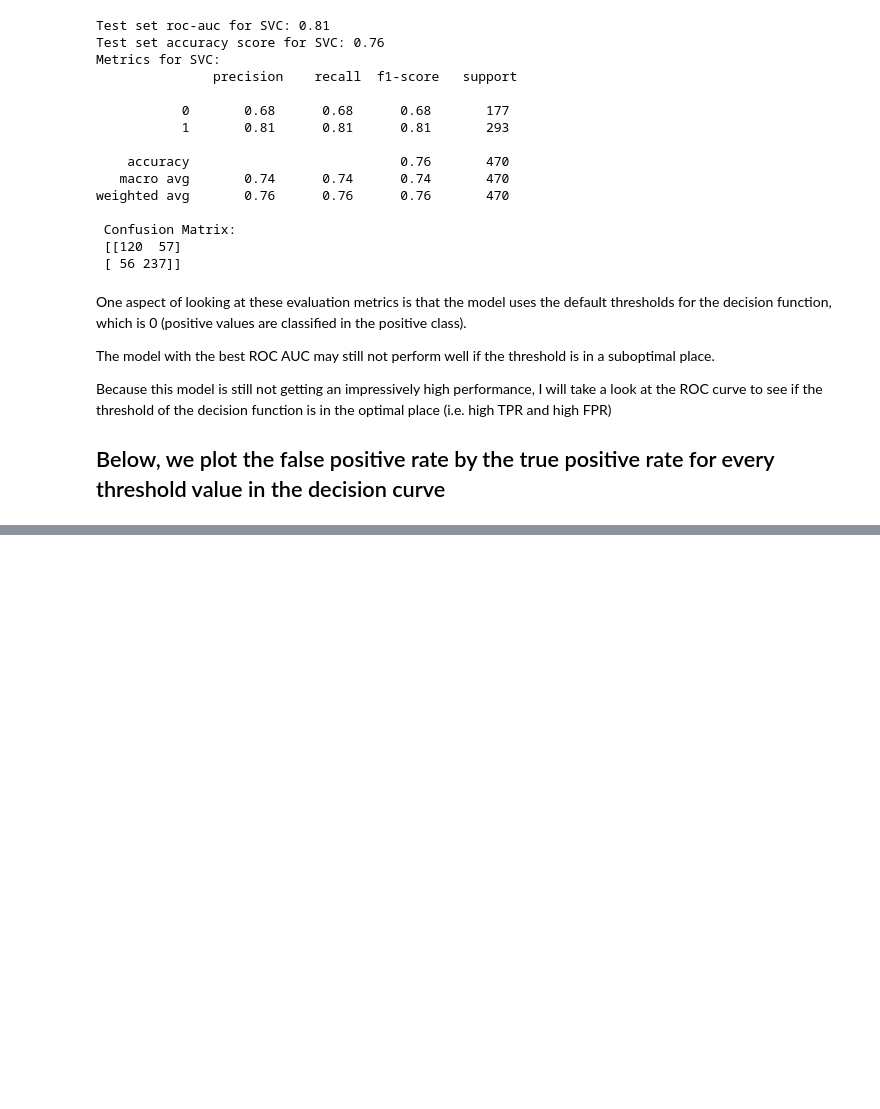
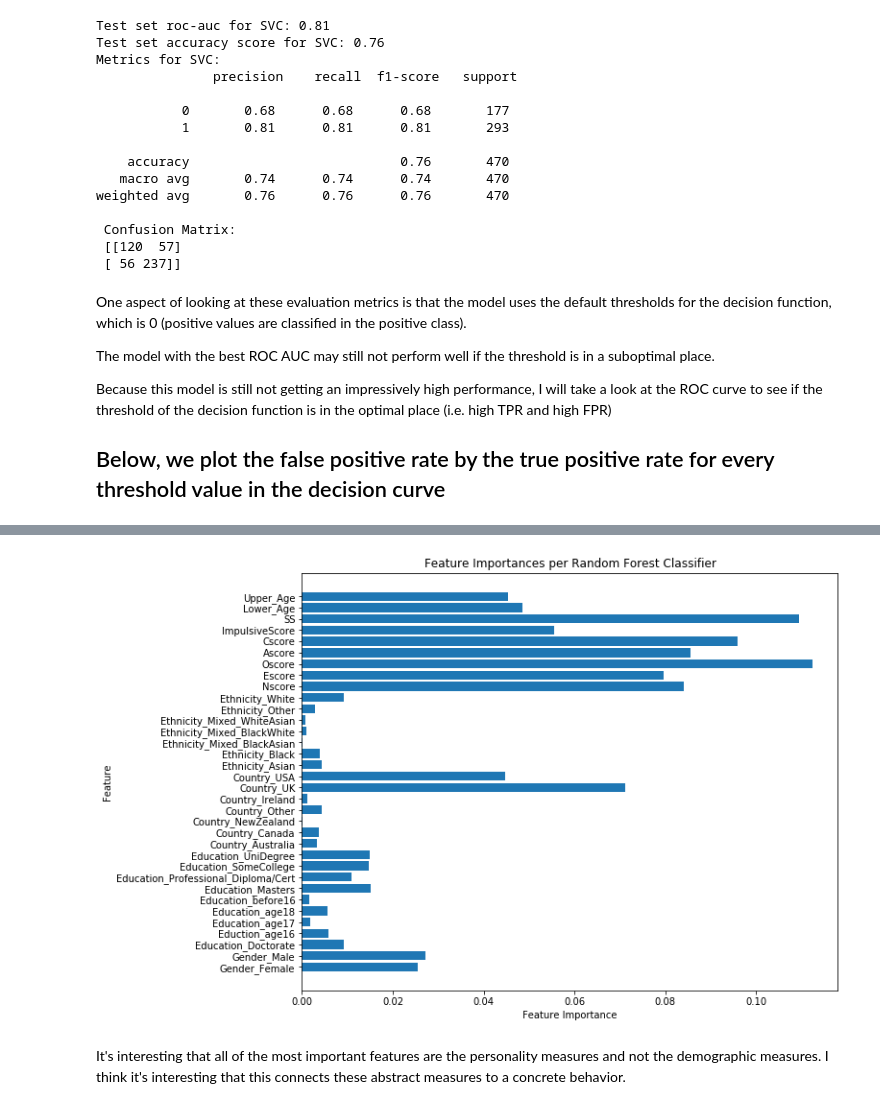
Before and after one commit to micaelamccall/drug-consumption, a Jupyter notebook: drug_consumption/drug_consumption.ipynb, the cells around one changed output, grey strips where cells are left out. Saved outputs shown, nothing was run; the diff lists cells and outputs as text; code cells hidden in the pictures; blank space fills up the shorter version.

```diff
--- a/drug_consumption/drug_consumption.ipynb
+++ b/drug_consumption/drug_consumption.ipynb
@@ -710,0 +715,38 @@ plt.show()
+# %%
+# Isolate the rf model from the pipeline
+rf = rf_pipe.named_steps['rf']
+
+# These are the column names from the numpy array producted from the column transformer
+ct_index = [
+    'Gender_Female', 'Gender_Male', 'Education_Doctorate',
+    'Eduction_age16', 'Education_age17', 'Education_age18',
+    'Education_before16', 'Education_Masters', 'Education_Professional_Diploma/Cert',
+    'Education_SomeCollege', 'Education_UniDegree', 'Country_Australia',
+    'Country_Canada', 'Country_NewZealand', 'Country_Other', 'Country_Ireland',
+    'Country_UK', 'Country_USA', 'Ethnicity_Asian', 'Ethnicity_Black', 'Ethnicity_Mixed_BlackAsian',
+    'Ethnicity_Mixed_BlackWhite', 'Ethnicity_Mixed_WhiteAsian', 'Ethnicity_Other',
+    'Ethnicity_White', 'Nscore', 'Escore', 'Oscore', 'Ascore', 'Cscore', 'ImpulsiveScore', 'SS',
+    'Lower_Age', 'Upper_Age']
+
+# Create a data frame of feature importances for each feature in the transformed dataset
+feature_importances = pd.DataFrame(rf.feature_importances_, index=ct_index, columns=['importance']).sort_values('importance', ascending=False)
+
+# Plot feature importnaces
+def plot_rf_feature_importance():
+    """
+    A function to plot feature importances as a horizontal barplot
+    """
+    plt.figure(figsize=(10,8))
+    n_features = len(ct_index)
+    plt.barh(np.arange(n_features), rf.feature_importances_, align='center')
+    plt.yticks(np.arange(len(ct_index)), ct_index, size= 10)
+    plt.ylabel("Feature")
+    plt.xlabel("Feature Importance")
+    plt.title("Feature Importances per Random Forest Classifier")
+    plt.show()
+
+plot_rf_feature_importance()
+# %% [output]
+[figure, added]
+# %% [markdown]
+It's interesting that all of the most important features are the personality measures and not the demographic measures. I think it's interesting that this connects these abstract measures to a concrete behavior.
```
Also changed, not shown: parts of 4 cells of this notebook, 6 other files.
